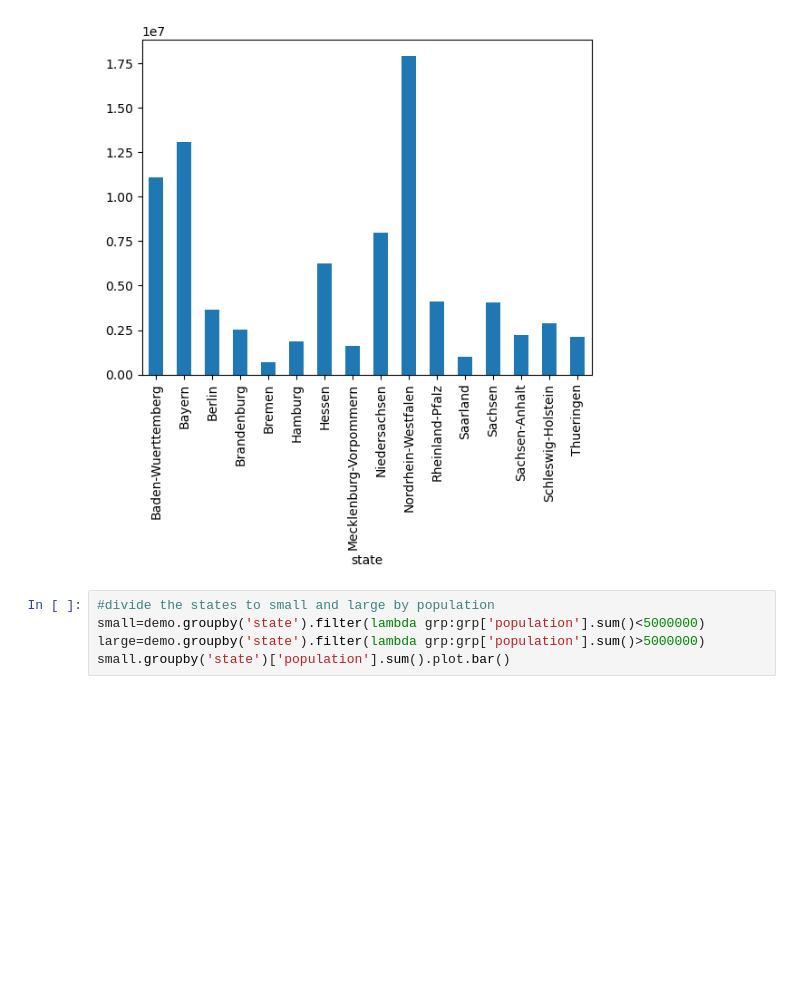
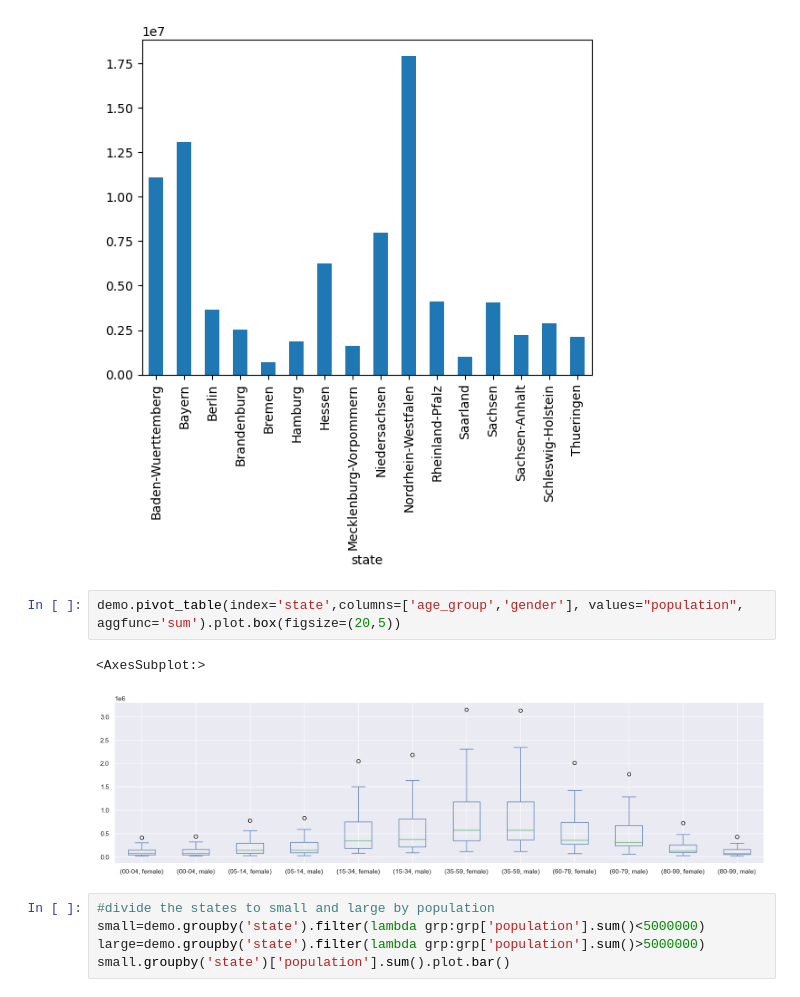
Before and after one commit to doctorf72/Naya-Practical-Data-Science-EDA-Project, a Jupyter notebook: COVID_Germany_Alin.ipynb, the cells around one changed output. Cells and saved outputs as stored; diff of their text form; blank space fills up the shorter version.

```diff
--- a/COVID_Germany_Alin.ipynb
+++ b/COVID_Germany_Alin.ipynb
@@ -170,6 +262,11 @@ demo.groupby('state')['population'].sum().plot.bar()
 plt.show()
 # %% [output]
 [figure]
+# %%
+demo.pivot_table(index='state',columns=['age_group','gender'], values="population", aggfunc='sum').plot.box(figsize=(20,5))
+# %% [output]
+<AxesSubplot:>
+[figure, added]
 # %%
 #divide the states to small and large by population
 small=demo.groupby('state').filter(lambda grp:grp['population'].sum()<5000000)
```
Also changed, not shown: parts of 57 cells of this notebook.
